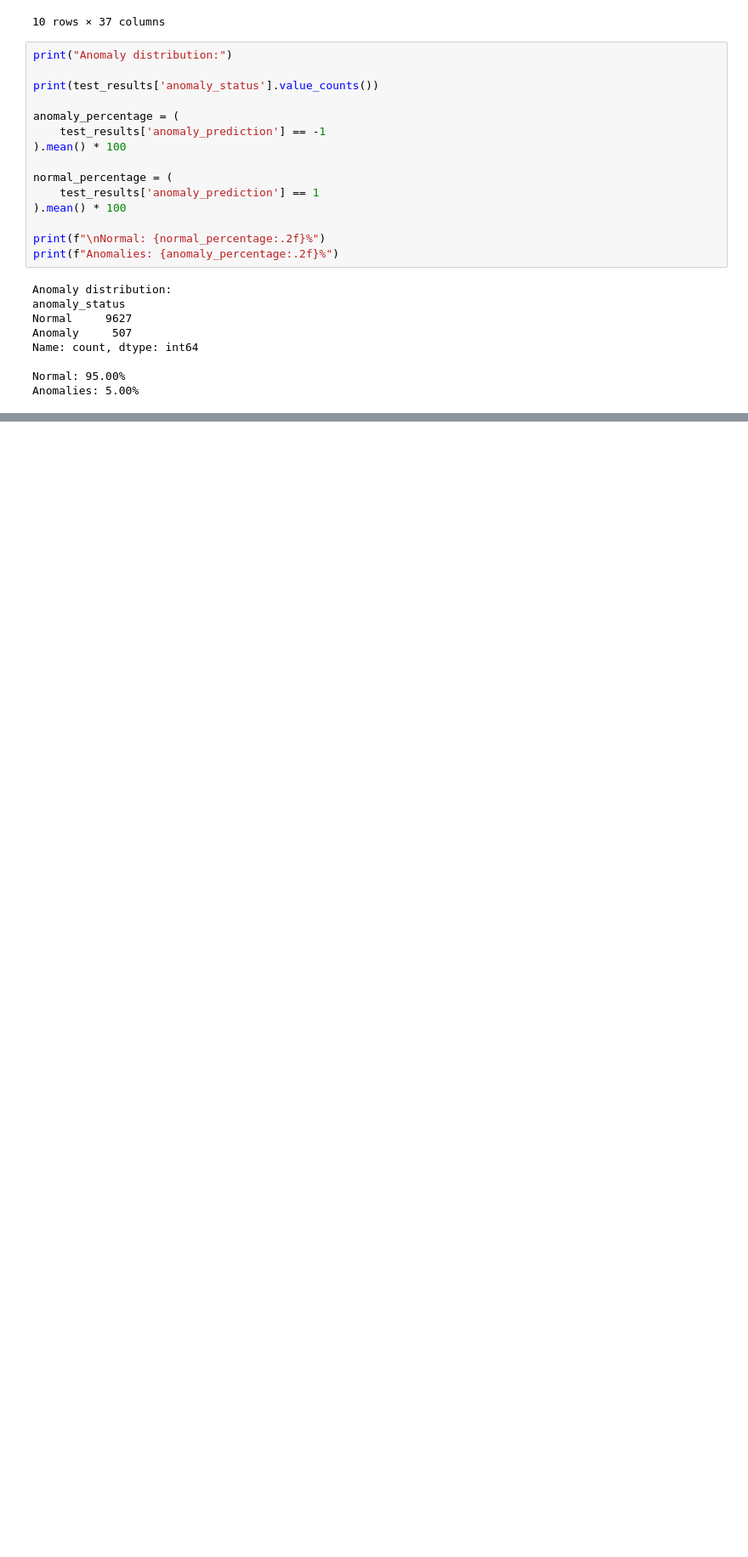
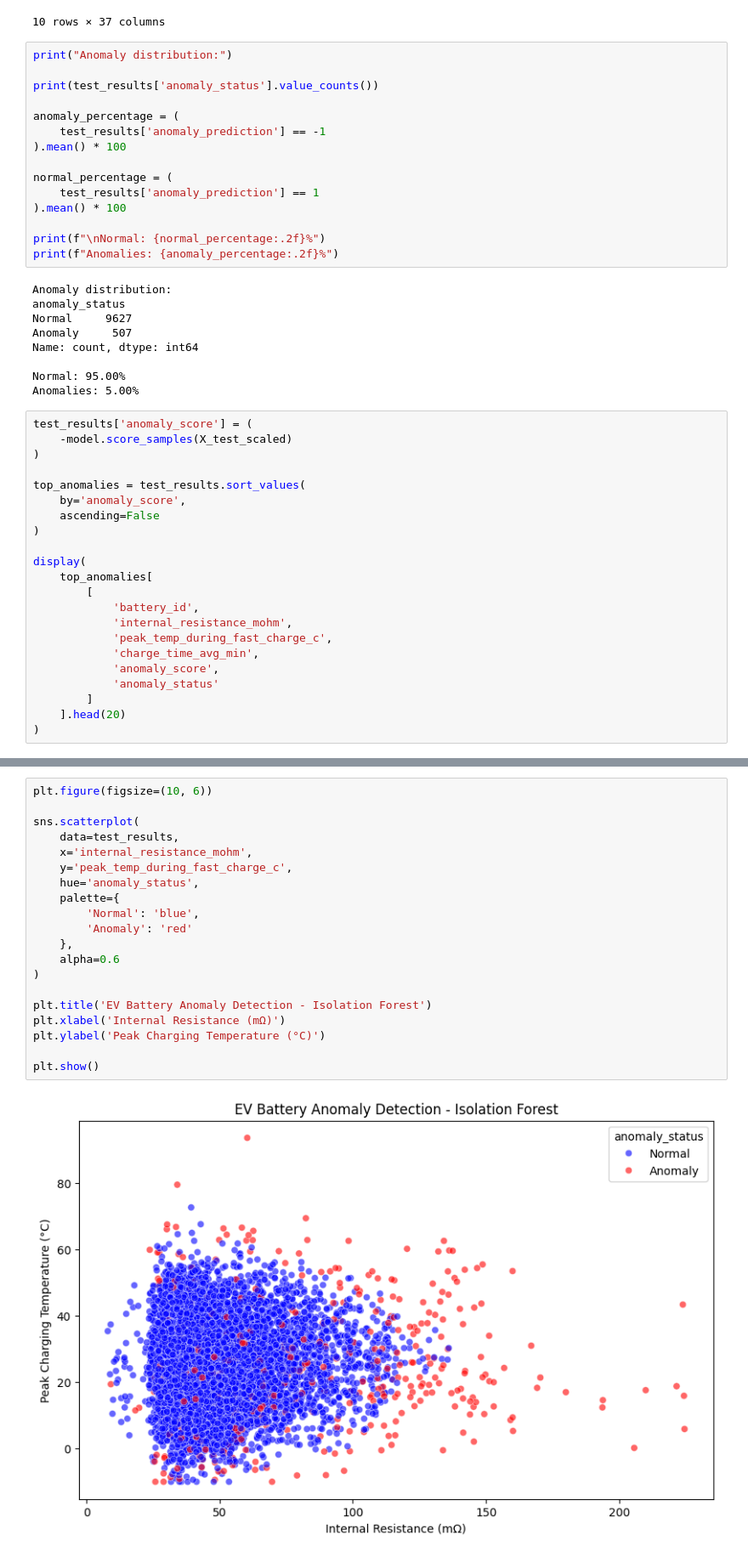
Before and after one commit to pradyumn980/EV-Battery-Anomaly-Detection, a Jupyter notebook: EV_practice.ipynb, the cells around one changed output, grey strips where cells are left out. Shown at 85% size. Saved outputs shown, nothing was run; the diff lists cells and outputs as text; blank space fills up the shorter version.

Commit message:
model selection completed

```diff
--- a/EV_practice.ipynb
+++ b/EV_practice.ipynb
@@ -514,3 +514,25 @@ Name: count, dtype: int64
 
 Normal: 95.00%
 Anomalies: 5.00%
+# %%
+test_results['anomaly_score'] = (
+    -model.score_samples(X_test_scaled)
+)
+
+top_anomalies = test_results.sort_values(
+    by='anomaly_score',
+    ascending=False
+)
+
+display(
+    top_anomalies[
+        [
+            'battery_id',
+            'internal_resistance_mohm',
+            'peak_temp_during_fast_charge_c',
+            'charge_time_avg_min',
+            'anomaly_score',
+            'anomaly_status'
+        ]
+    ].head(20)
+)
@@ -516,0 +557,22 @@ Anomalies: 5.00%
+# %%
+plt.figure(figsize=(10, 6))
+
+sns.scatterplot(
+    data=test_results,
+    x='internal_resistance_mohm',
+    y='peak_temp_during_fast_charge_c',
+    hue='anomaly_status',
+    palette={
+        'Normal': 'blue',
+        'Anomaly': 'red'
+    },
+    alpha=0.6
+)
+
+plt.title('EV Battery Anomaly Detection - Isolation Forest')
+plt.xlabel('Internal Resistance (mΩ)')
+plt.ylabel('Peak Charging Temperature (°C)')
+
+plt.show()
+# %% [output]
+[figure, added]
```
Also changed, not shown: parts of 2 cells of this notebook.
